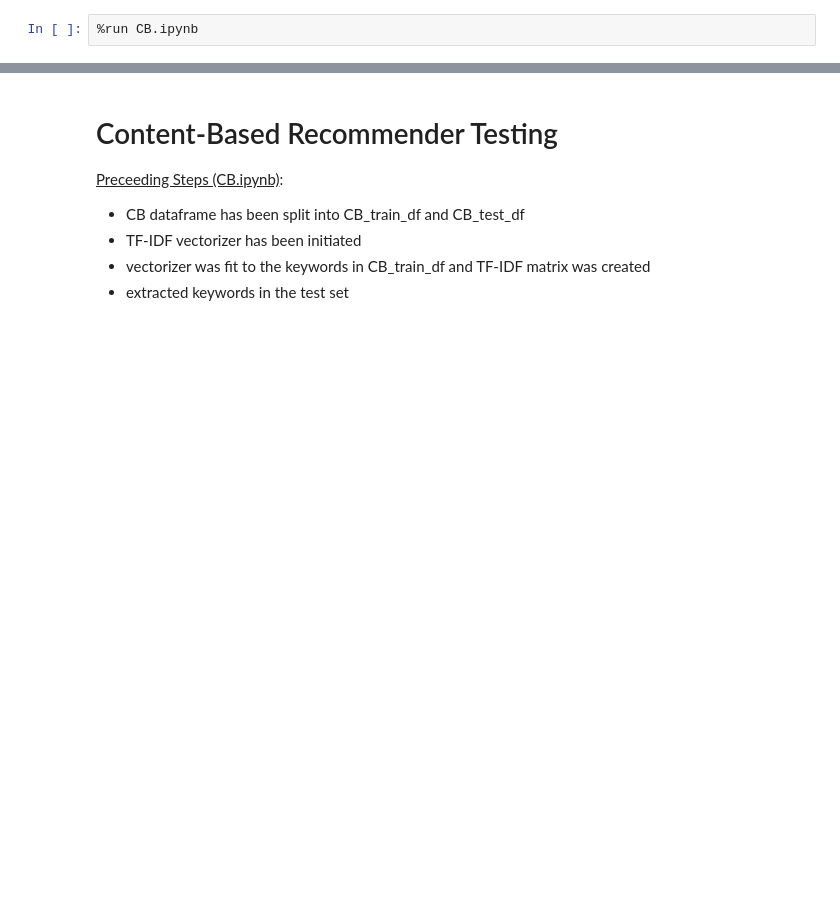
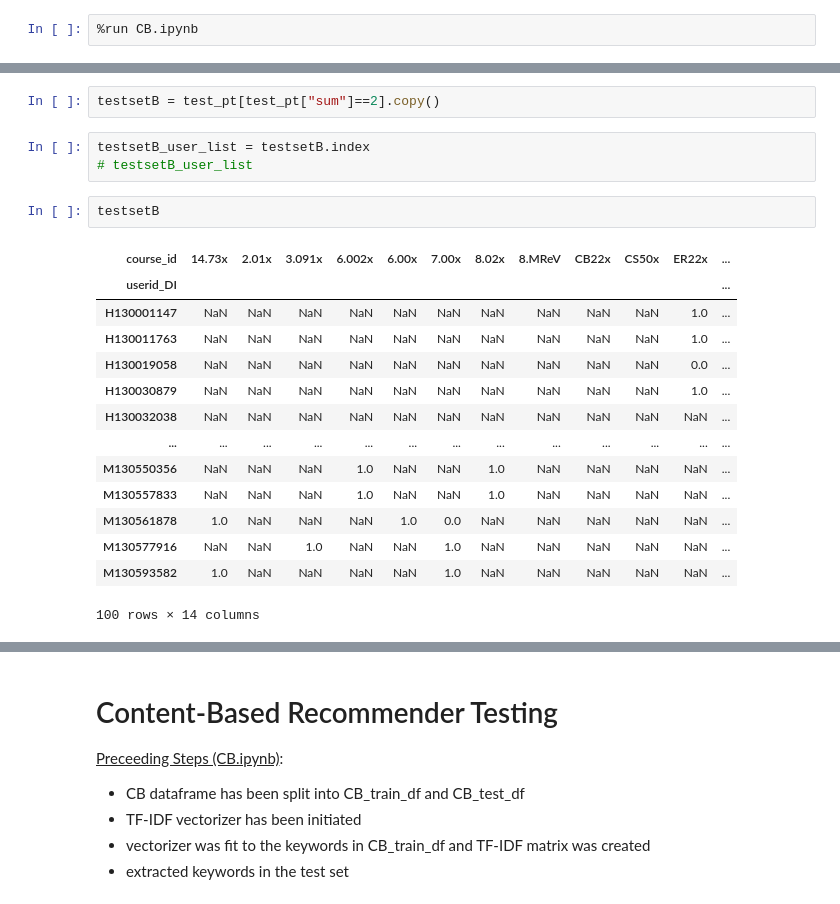
Before and after one commit to ainica/CM3070, a Jupyter notebook: reommender_main.ipynb, the cells around one changed output, grey strips where cells are left out. Drawn from its saved outputs; the diff is of its cells as text; blank space fills up the shorter version.

```diff
--- a/reommender_main.ipynb
+++ b/reommender_main.ipynb
@@ -14,0 +173,22 @@ KeyboardInterrupt:
+# %%
+testsetB = test_pt[test_pt["sum"]==2].copy()
+# %%
+testsetB_user_list = testsetB.index
+# testsetB_user_list
+# %%
+testsetB
+# %% [output]
+| course_id | 14.73x | 2.01x | 3.091x | 6.002x | 6.00x | 7.00x | 8.02x | 8.MReV | CB22x | CS50x | ER22x | ... |
+| userid_DI |  |  |  |  |  |  |  |  |  |  |  | ... |
+| H130001147 | NaN | NaN | NaN | NaN | NaN | NaN | NaN | NaN | NaN | NaN | 1.0 | ... |
+| H130011763 | NaN | NaN | NaN | NaN | NaN | NaN | NaN | NaN | NaN | NaN | 1.0 | ... |
+| H130019058 | NaN | NaN | NaN | NaN | NaN | NaN | NaN | NaN | NaN | NaN | 0.0 | ... |
+| H130030879 | NaN | NaN | NaN | NaN | NaN | NaN | NaN | NaN | NaN | NaN | 1.0 | ... |
+| H130032038 | NaN | NaN | NaN | NaN | NaN | NaN | NaN | NaN | NaN | NaN | NaN | ... |
+| ... | ... | ... | ... | ... | ... | ... | ... | ... | ... | ... | ... | ... |
+| M130550356 | NaN | NaN | NaN | 1.0 | NaN | NaN | 1.0 | NaN | NaN | NaN | NaN | ... |
+| M130557833 | NaN | NaN | NaN | 1.0 | NaN | NaN | 1.0 | NaN | NaN | NaN | NaN | ... |
+| M130561878 | 1.0 | NaN | NaN | NaN | 1.0 | 0.0 | NaN | NaN | NaN | NaN | NaN | ... |
+| M130577916 | NaN | NaN | 1.0 | NaN | NaN | 1.0 | NaN | NaN | NaN | NaN | NaN | ... |
+| M130593582 | 1.0 | NaN | NaN | NaN | NaN | 1.0 | NaN | NaN | NaN | NaN | NaN | ... |
+100 rows × 14 columns
```
Also changed, not shown: parts of 36 cells of this notebook.
